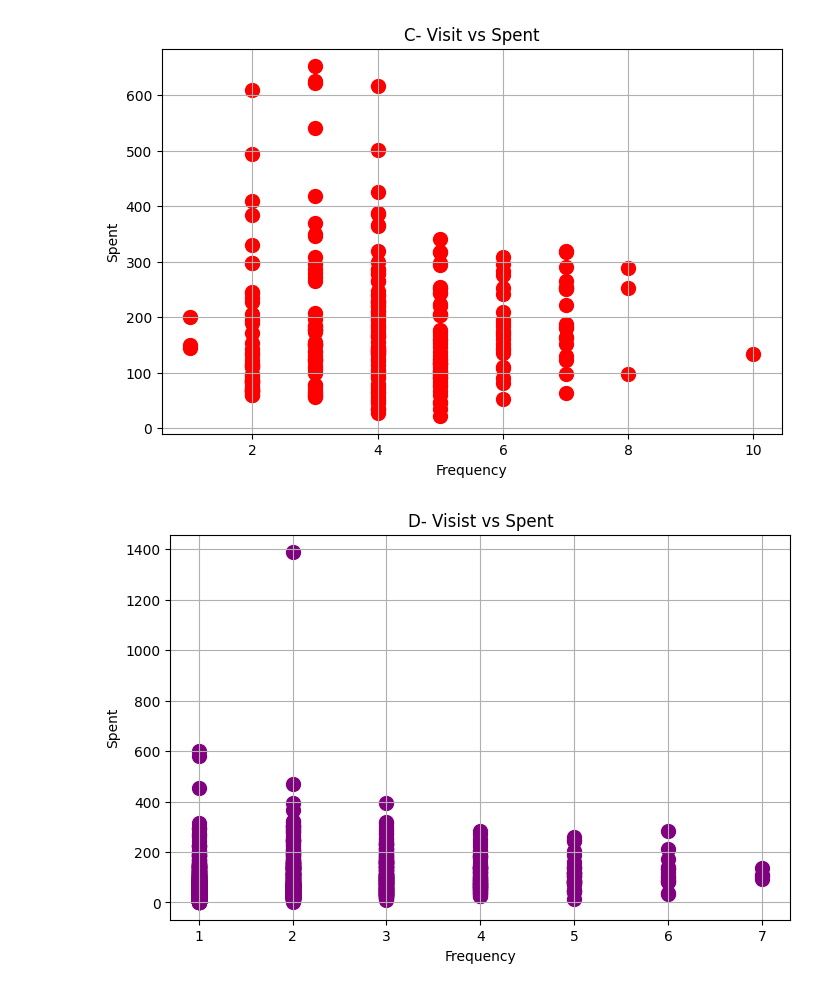
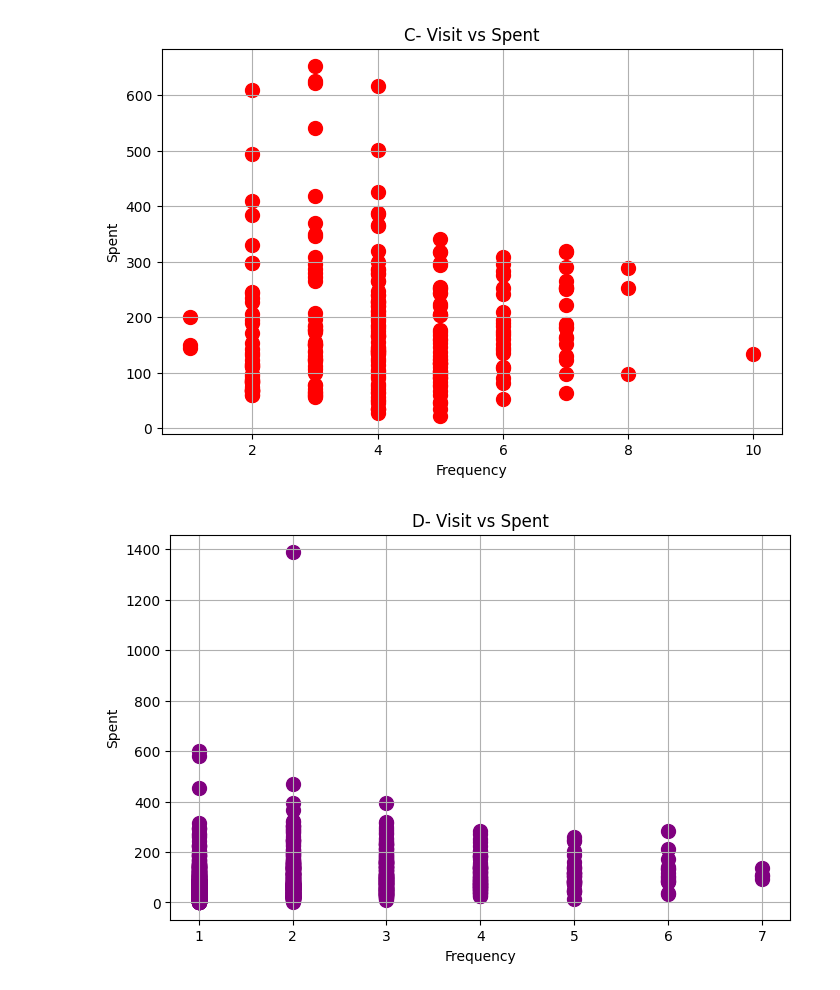
Before and after one commit to C5m7b4/maths, a Jupyter notebook: TommyTests/rfm_Customers.ipynb, the cells around one changed output. Cells and saved outputs as stored; diff of their text form; code cells hidden in the pictures.

```diff
--- a/TommyTests/rfm_Customers.ipynb
+++ b/TommyTests/rfm_Customers.ipynb
@@ -67,5 +80,6 @@ print(row_count)
 # %%
-ds = ds[(ds['customer_id'] !=0)]
+
+ds = ds[(ds['customer_id'].notna())]
 
 row_count = ds.shape[0]
 print(row_count)
@@ -234,10 +248,10 @@ plt.grid(True)
 # %%
 plt.figure(figsize=(8,5))
 plt.scatter(d_scale['frequency'], d_scale['monetary'], color='purple', s=100)
 
 plt.xlabel('Frequency')
 plt.ylabel('Spent')
-plt.title('D- Visist vs Spent')
+plt.title('D- Visit vs Spent')
 plt.grid(True)
 # %% [output]
-[figure, old version]
+[figure, new version]
```
Also changed, not shown: parts of 5 cells of this notebook, 10 other files.
